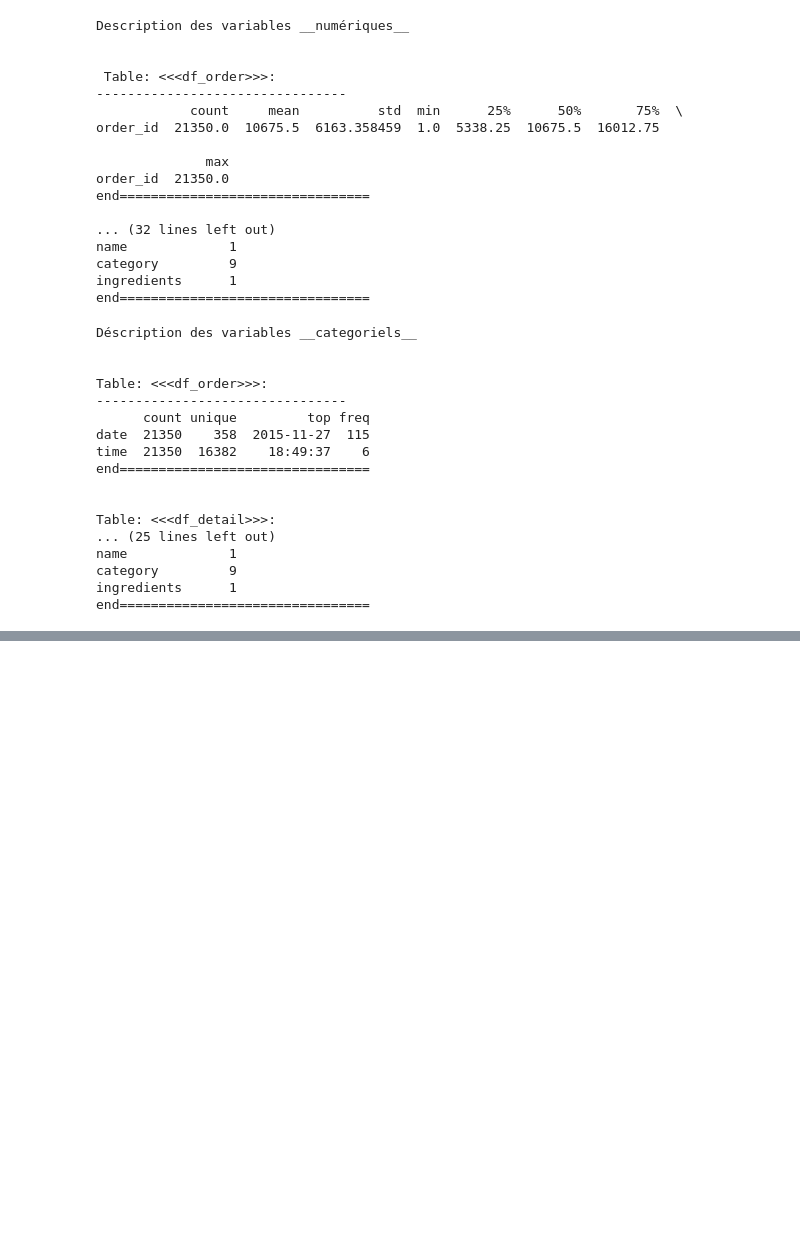
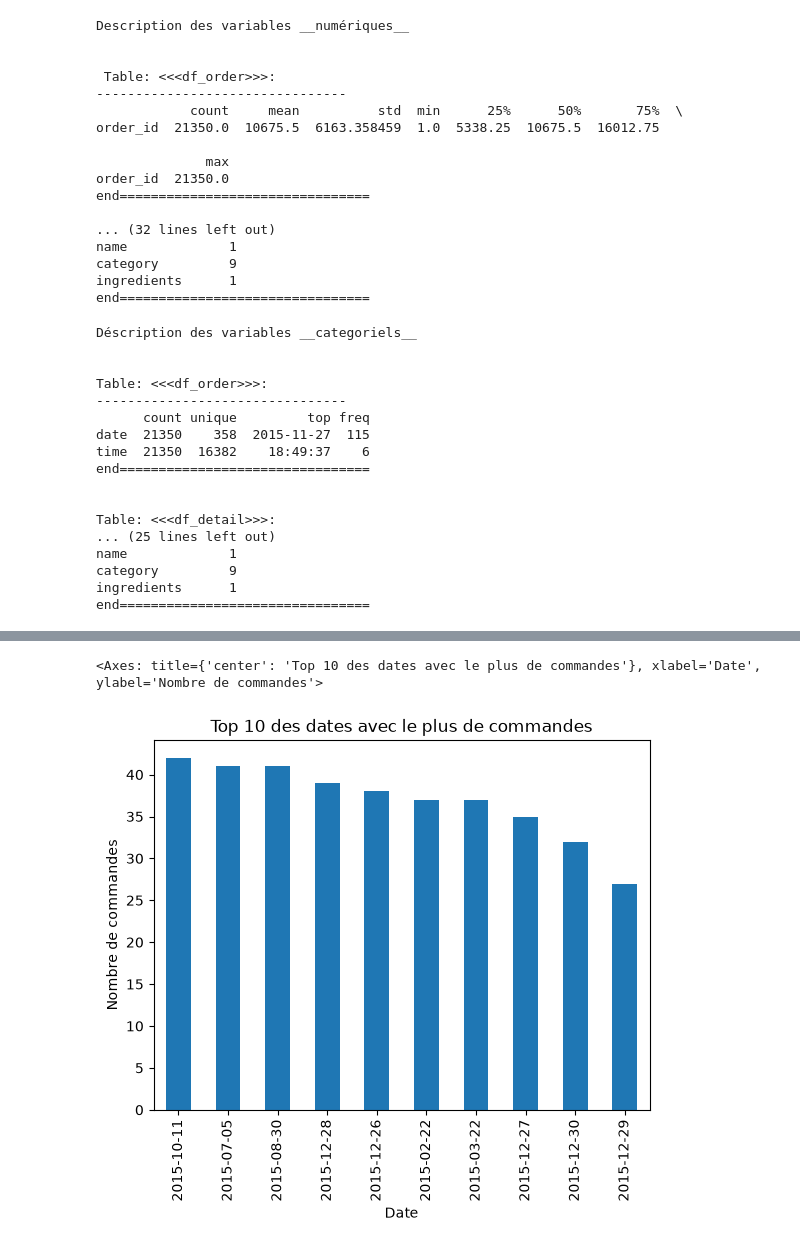
Before and after one commit to daviddglyon/Platos-Pizza, a Jupyter notebook: notebooks/exlore_my.ipynb, the cells around one changed output, grey strips where cells are left out. Cells and saved outputs as stored; diff of their text form; code cells hidden in the pictures; blank space fills up the shorter version.

```diff
--- a/notebooks/exlore_my.ipynb
+++ b/notebooks/exlore_my.ipynb
@@ -209,0 +177,5 @@ end================================
+# %%
+df_order['date'].value_counts()[-10:].plot(kind='bar', title='Top 10 des dates avec le plus de commandes', xlabel='Date', ylabel='Nombre de commandes')
+# %% [output]
+<Axes: title={'center': 'Top 10 des dates avec le plus de commandes'}, xlabel='Date', ylabel='Nombre de commandes'>
+[figure, added]
```
Also changed, not shown: parts of 38 cells of this notebook, 3 other files.
